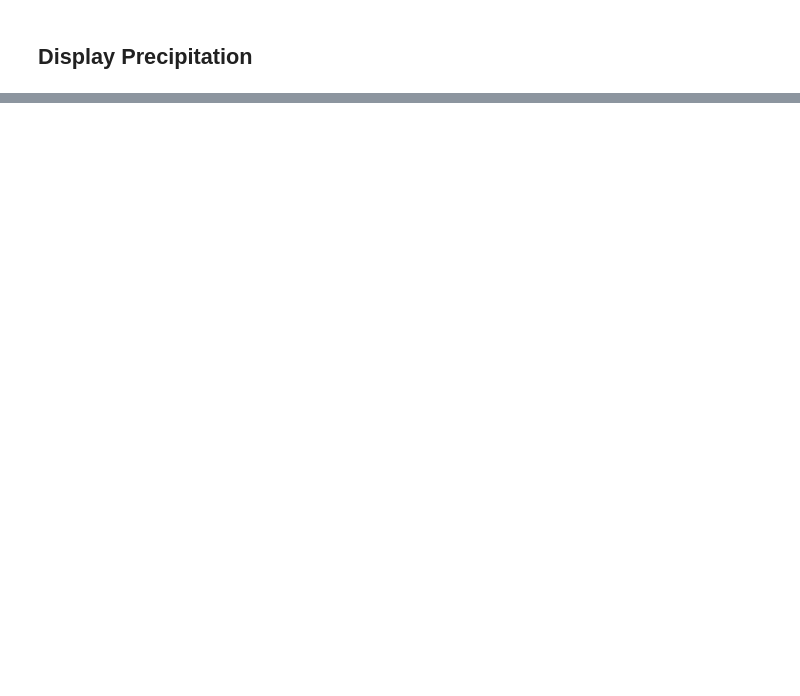
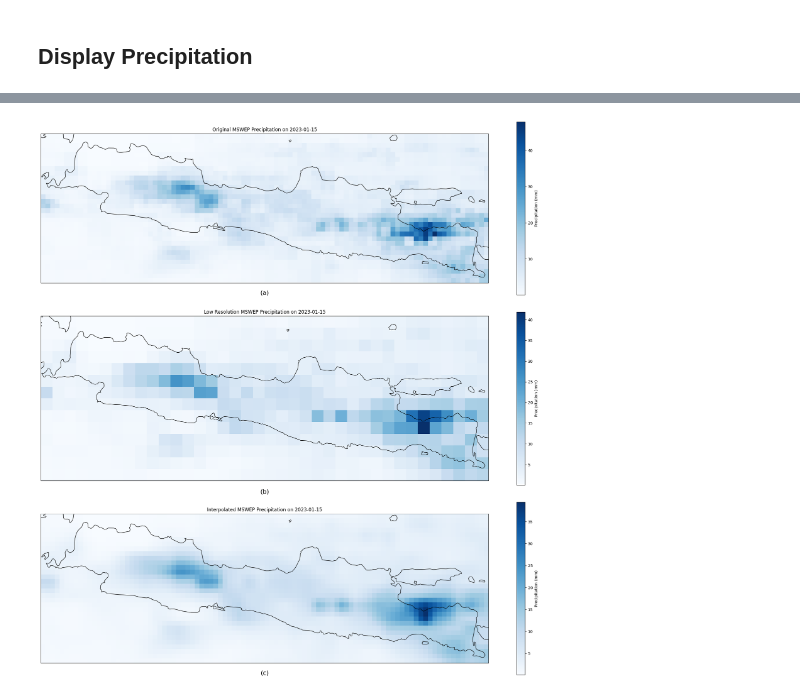
Before and after one commit to arihasan256/Downscaling-Precipitation-using-WGAN-Models, a Jupyter notebook: Python/createDataset_JI_LT_N_025_01.ipynb, the cells around one changed output, grey strips where cells are left out. Drawn from its saved outputs; the diff is of its cells as text; code cells hidden in the pictures; blank space fills up the shorter version.

```diff
--- a/Python/createDataset_JI_LT_N_025_01.ipynb
+++ b/Python/createDataset_JI_LT_N_025_01.ipynb
@@ -15,7 +15,7 @@ from sklearn.preprocessing import MinMaxScaler
 from myLibrary import convertTime, inverseLogTransform, inversTransform, image2Xarray, selectPrecipitation, logTransform
 
 # Set datasets name
-DatasetsName        = 'JI_LT_N_025_01_V2'
+DatasetsName        = 'JI_LT_N_025_01_V4'
 # GJ: Greater Jakarta, JI: Java Island, IA: Indonesia
 # LT: Log Transformatation
 # N: Normalization
@@ -445,16 +441,16 @@ timeLowResTest   = dsLowResTest['time'].values
 if DoPreProcessing:
     print('Performing PreProcessing')
     # Log transformation with epsilon
-    precipTrain_LT         = logTransform(precipTrain)
-    precipVal_LT           = logTransform(precipVal)
-    precipTest_LT          = logTransform(precipTest)
+    precipTrain         = logTransform(precipTrain)
+    precipVal           = logTransform(precipVal)
+    precipTest          = logTransform(precipTest)
 
-    precipHighResTrain_LT  = logTransform(precipHighResTrain)
-    precipHighResVal_LT    = logTransform(precipHighResVal)
-    precipHighResTest_LT   = logTransform(precipHighResTest)
+    precipHighResTrain  = logTransform(precipHighResTrain)
+    precipHighResVal    = logTransform(precipHighResVal)
+    precipHighResTest   = logTransform(precipHighResTest)
 
-    precipLowResTrain_LT   = logTransform(precipLowResTrain)
-    precipLowResVal_LT     = logTransform(precipLowResVal)
-    precipLowResTest_LT    = logTransform(precipLowResTest)
+    precipLowResTrain   = logTransform(precipLowResTrain)
+    precipLowResVal     = logTransform(precipLowResVal)
+    precipLowResTest    = logTransform(precipLowResTest)
 # %% [output]
 Performing PreProcessing
@@ -1219,0 +1042,46 @@ plt.show()
+# %%
+# Extract precipitation data
+specificDate    = np.datetime64('2023-01-15')  # Replace with your target date
+precipOriginal  = selectPrecipitation(dsOriginal, specificDate)
+precipLowRes    = selectPrecipitation(dsLowRes, specificDate)
+precipHighRes   = selectPrecipitation(dsHighRes, specificDate)
+
+# Create figure with Cartopy projection
+fig, ax = plt.subplots(3, 1, figsize=(20, 20), subplot_kw={'projection': ccrs.PlateCarree()})
+
+# Plot precipitation data
+precipOriginal.plot(ax=ax[0], cmap='Blues', transform=ccrs.PlateCarree(), cbar_kwargs={'label': 'Precipitation (mm)'})
+precipLowRes.plot(ax=ax[1], cmap='Blues', transform=ccrs.PlateCarree(), cbar_kwargs={'label': 'Precipitation (mm)'})
+precipHighRes.plot(ax=ax[2], cmap='Blues', transform=ccrs.PlateCarree(), cbar_kwargs={'label': 'Precipitation (mm)'})
+
+# Add coastlines, country borders, and gridlines for subplot 1
+ax[0].coastlines()
+ax[0].add_feature(cfeature.BORDERS, linestyle=':')
+ax[0].add_feature(cfeature.LAND, edgecolor='black', facecolor='lightgray', alpha=0.3)
+ax[0].set_title(f"Original MSWEP Precipitation on {specificDate}")
+
+# Add coastlines, country borders, and gridlines for subplot 2
+ax[1].coastlines()
+ax[1].add_feature(cfeature.BORDERS, linestyle=':')
+ax[1].add_feature(cfeature.LAND, edgecolor='black', facecolor='lightgray', alpha=0.3)
+ax[1].set_title(f"Low Resolution MSWEP Precipitation on {specificDate}")
+
+# Add coastlines, country borders, and gridlines for subplot 3
+ax[2].coastlines()
+ax[2].add_feature(cfeature.BORDERS, linestyle=':')
+ax[2].add_feature(cfeature.LAND, edgecolor='black', facecolor='lightgray', alpha=0.3)
+ax[2].set_title(f"Interpolated MSWEP Precipitation on {specificDate}")
+
+
+# Alternative Method 2: Using ax.text() with axis coordinates (uncomment if preferred)
+ax[0].text(0.5, -0.05, '(a)', transform=ax[0].transAxes, ha='center', va='top', fontsize=16)
+ax[1].text(0.5, -0.05, '(b)', transform=ax[1].transAxes, ha='center', va='top', fontsize=16)
+ax[2].text(0.5, -0.05, '(c)', transform=ax[2].transAxes, ha='center', va='top', fontsize=16)
+
+# Adjust layout to prevent overlapping
+plt.tight_layout()
+
+# Show plot
+plt.show()
+# %% [output]
+[figure, added]
```
Also changed, not shown: parts of 16 cells of this notebook.
